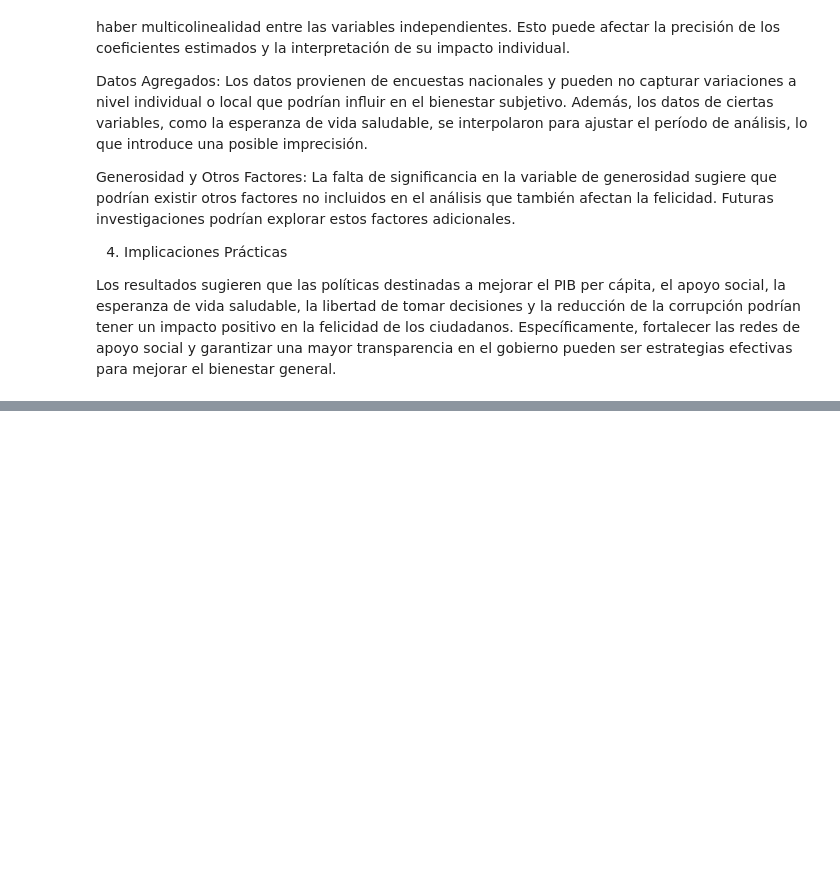
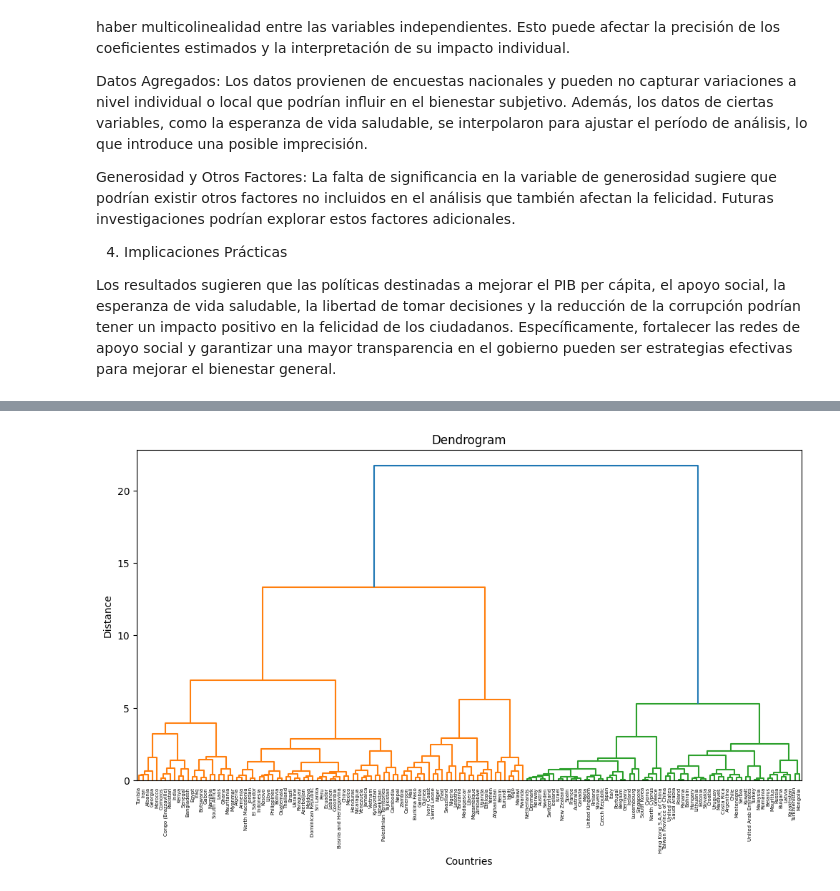
Before and after one commit to luispmorera/TP_Morera_Luis_Data_Science, a Jupyter notebook: PROYECTO_FINAL_CH.ipynb, the cells around one changed output, grey strips where cells are left out. Saved outputs shown, nothing was run; the diff lists cells and outputs as text; code cells hidden in the pictures; blank space fills up the shorter version.

```diff
--- a/PROYECTO_FINAL_CH.ipynb
+++ b/PROYECTO_FINAL_CH.ipynb
@@ -539,0 +642,14 @@ Los resultados sugieren que las políticas destinadas a mejorar el PIB per cápi
+# %%
+from scipy.cluster.hierarchy import linkage, dendrogram
+
+# Calcular la matriz de distancias
+linked = linkage(scaled_data, 'ward')  # 'ward' es uno de los métodos comunes
+# %%
+plt.figure(figsize=(12, 6))
+dendrogram(linked, orientation='top', labels=df_clean['Country name'].values, distance_sort='descending', show_leaf_counts=True)
+plt.title('Dendrogram')
+plt.xlabel('Countries')
+plt.ylabel('Distance')
+plt.show()
+# %% [output]
+[figure, added]
```
Also changed, not shown: parts of 25 cells of this notebook.
